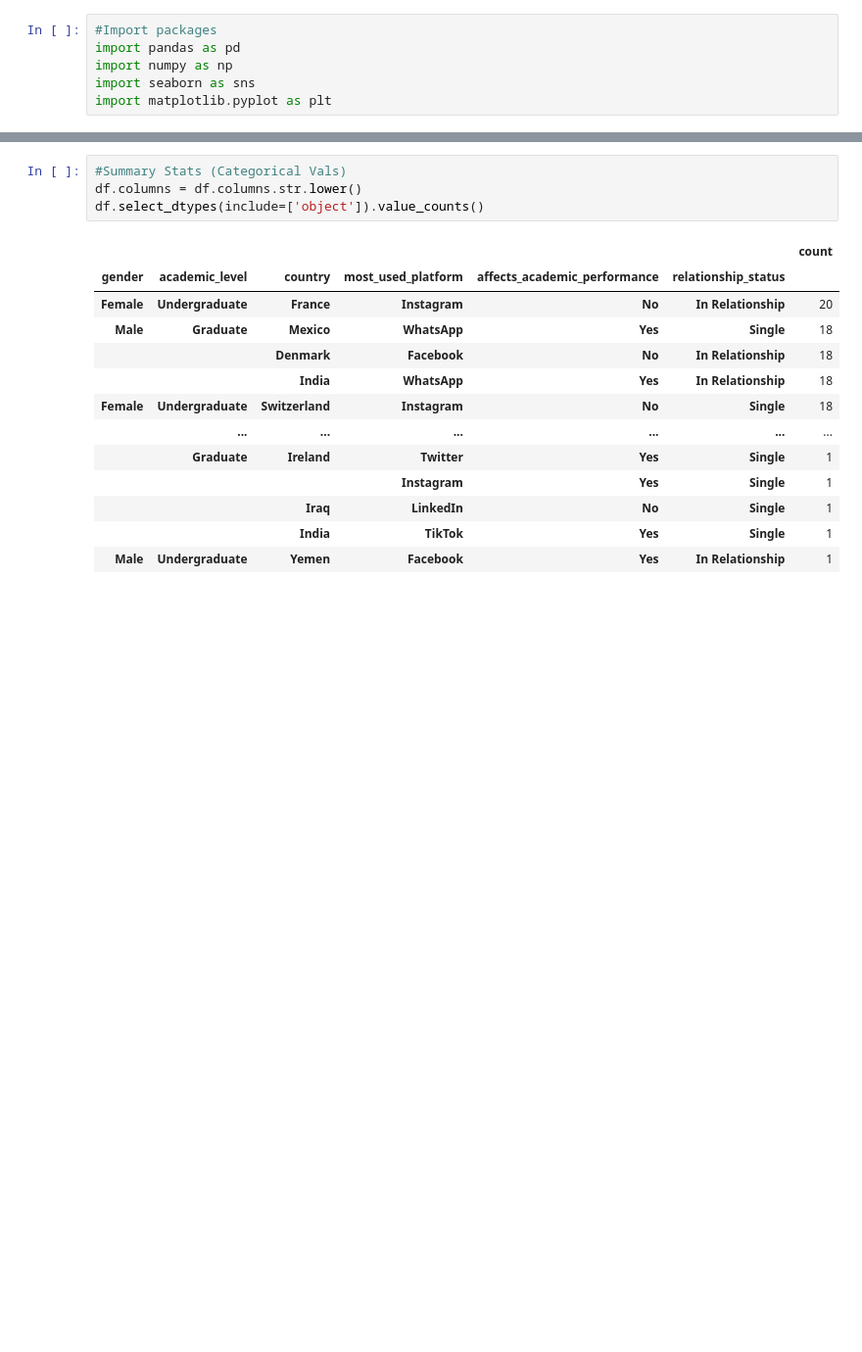
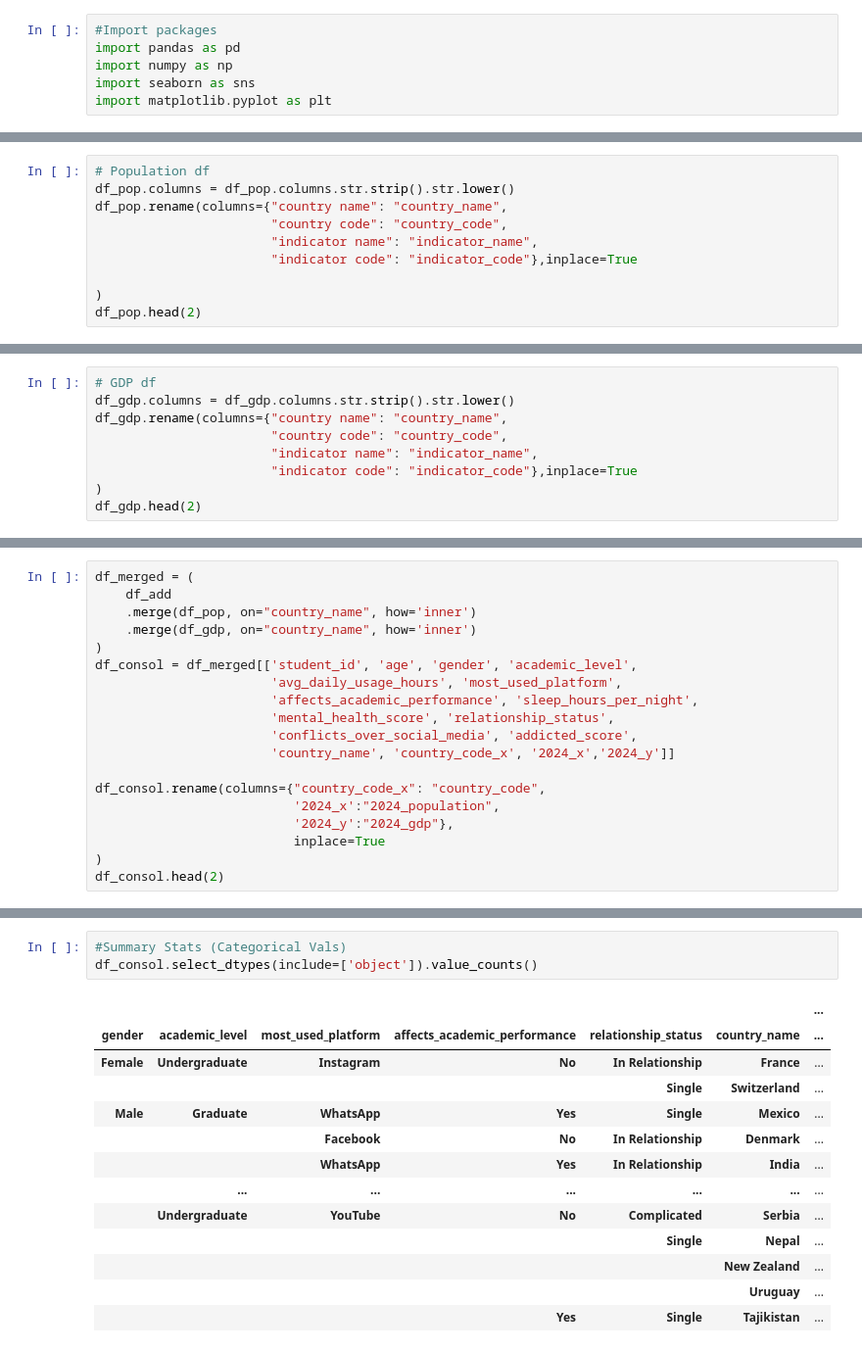
Before and after one commit to lschuler-dotcom/capstone_project, a Jupyter notebook: notebooks/capstone_project.ipynb, the cells around one changed output, grey strips where cells are left out. Shown at 98% size. Cells and saved outputs as stored; diff of their text form; blank space fills up the shorter version.

```diff
--- a/notebooks/capstone_project.ipynb
+++ b/notebooks/capstone_project.ipynb
@@ -31,0 +84,10 @@ df.head()
+# %%
+# Population df
+df_pop.columns = df_pop.columns.str.strip().str.lower()
+df_pop.rename(columns={"country name": "country_name",
+                       "country code": "country_code",
+                       "indicator name": "indicator_name",
+                       "indicator code": "indicator_code"},inplace=True
+
+)
+df_pop.head(2)
@@ -31,0 +102,9 @@ df.head()
+# %%
+# GDP df
+df_gdp.columns = df_gdp.columns.str.strip().str.lower()
+df_gdp.rename(columns={"country name": "country_name",
+                       "country code": "country_code",
+                       "indicator name": "indicator_name",
+                       "indicator code": "indicator_code"},inplace=True
+)
+df_gdp.head(2)
@@ -31,0 +121,19 @@ df.head()
+# %%
+df_merged = (
+    df_add
+    .merge(df_pop, on="country_name", how='inner')
+    .merge(df_gdp, on="country_name", how='inner')
+)
+df_consol = df_merged[['student_id', 'age', 'gender', 'academic_level',
+                       'avg_daily_usage_hours', 'most_used_platform',
+                       'affects_academic_performance', 'sleep_hours_per_night',
+                       'mental_health_score', 'relationship_status',
+                       'conflicts_over_social_media', 'addicted_score',
+                       'country_name', 'country_code_x', '2024_x','2024_y']]
+
+df_consol.rename(columns={"country_code_x": "country_code",
+                          '2024_x':"2024_population",
+                          '2024_y':"2024_gdp"},
+                          inplace=True
+)
+df_consol.head(2)
@@ -69,18 +192,17 @@ df.describe()
 # %%
 #Summary Stats (Categorical Vals)
-df.columns = df.columns.str.lower()
-df.select_dtypes(include=['object']).value_counts()
+df_consol.select_dtypes(include=['object']).value_counts()
 # %% [output]
-|  |  |  |  |  |  | count |
-| gender | academic_level | country | most_used_platform | affects_academic_performance | relationship_status |  |
-| Female | Undergraduate | France | Instagram | No | In Relationship | 20 |
-| Male | Graduate | Mexico | WhatsApp | Yes | Single | 18 |
-|  |  | Denmark | Facebook | No | In Relationship | 18 |
-|  |  | India | WhatsApp | Yes | In Relationship | 18 |
-| Female | Undergraduate | Switzerland | Instagram | No | Single | 18 |
+|  |  |  |  |  |  | ... |
+| gender | academic_level | most_used_platform | affects_academic_performance | relationship_status | country_name | ... |
+| Female | Undergraduate | Instagram | No | In Relationship | France | ... |
+|  |  |  |  | Single | Switzerland | ... |
+| Male | Graduate | WhatsApp | Yes | Single | Mexico | ... |
+|  |  | Facebook | No | In Relationship | Denmark | ... |
+|  |  | WhatsApp | Yes | In Relationship | India | ... |
 |  | ... | ... | ... | ... | ... | ... |
-|  | Graduate | Ireland | Twitter | Yes | Single | 1 |
-|  |  |  | Instagram | Yes | Single | 1 |
-|  |  | Iraq | LinkedIn | No | Single | 1 |
-|  |  | India | TikTok | Yes | Single | 1 |
-| Male | Undergraduate | Yemen | Facebook | Yes | In Relationship | 1 |
+|  | Undergraduate | YouTube | No | Complicated | Serbia | ... |
+|  |  |  |  | Single | Nepal | ... |
+|  |  |  |  |  | New Zealand | ... |
+|  |  |  |  |  | Uruguay | ... |
+|  |  |  | Yes | Single | Tajikistan | ... |
```
Also changed, not shown: parts of 18 cells of this notebook.
